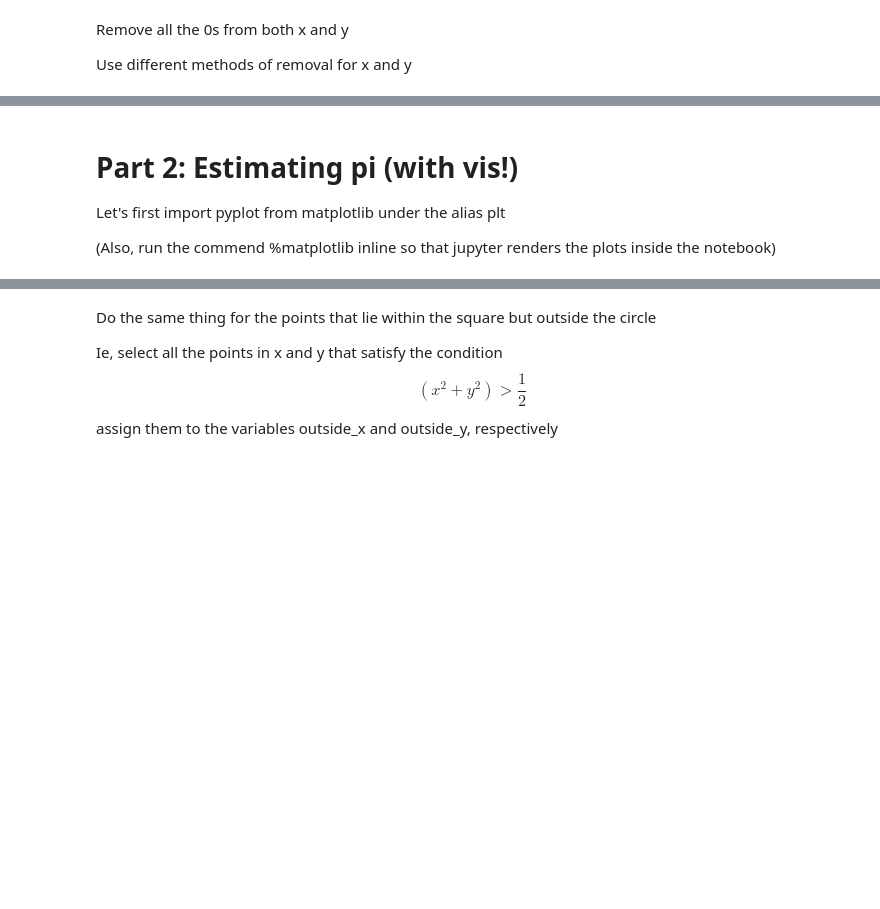
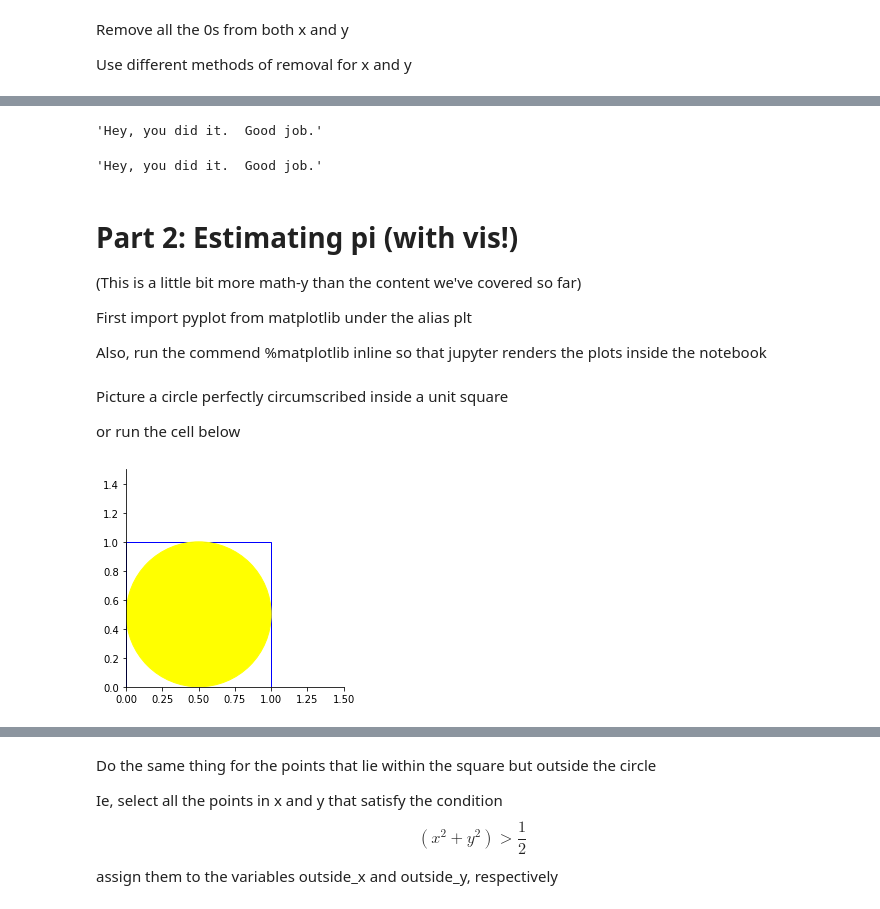
Before and after one commit to lecritch/numpy_pi_warmup_chi_ds, a Jupyter notebook: index.ipynb, the cells around one changed output, grey strips where cells are left out. Cells and saved outputs as stored; diff of their text form; code cells hidden in the pictures; blank space fills up the shorter version.

Commit message:
added tests

```diff
--- a/index.ipynb
+++ b/index.ipynb
@@ -76,8 +231,20 @@ y = y[1::2]
+# %%
+
+run_test(x, 'x4')
+# %% [output]
+'Hey, you did it.  Good job.'
+# %%
+
+run_test(y, 'y4')
+# %% [output]
+'Hey, you did it.  Good job.'
 # %% [markdown]
 # Part 2: Estimating pi (with vis!)
 
-Let's first import pyplot from matplotlib under the alias plt
+(This is a little bit more math-y than the content we've covered so far)
 
-(Also, run the commend %matplotlib inline so that jupyter renders the plots inside the notebook)
+First import pyplot from matplotlib under the alias plt
+
+Also, run the commend %matplotlib inline so that jupyter renders the plots inside the notebook
 # %%
 
@@ -86,2 +255,31 @@ import matplotlib.pyplot as plt
 %matplotlib inline
+# %% [markdown]
+Picture a circle perfectly circumscribed inside a unit square
+
+or run the cell below
+# %%
+
+#run this cell without changes
+
+square = plt.Rectangle((0,0), 1,1, fill=False, color='blue')
+circle = plt.Circle((.5, .5), .5, color='yellow')
+
+fig, ax = plt.subplots()
+ax.add_artist(square)
+ax.add_artist(circle)
+
+#set the axis a little beyond the square
+ax.set_xlim(right=1.5)
+ax.set_ylim(top=1.5)
+
+#make the aspect ratios on dimensions the same
+ax.set_aspect('equal')
+
+#remove the border from the top and right side of the figure
+ax.spines['top'].set_visible(False)
+ax.spines['right'].set_visible(False)
+
+plt.show()
+# %% [output]
+[figure, added]
 # %% [markdown]
```
Also changed, not shown: parts of 45 cells of this notebook, 25 other files.
